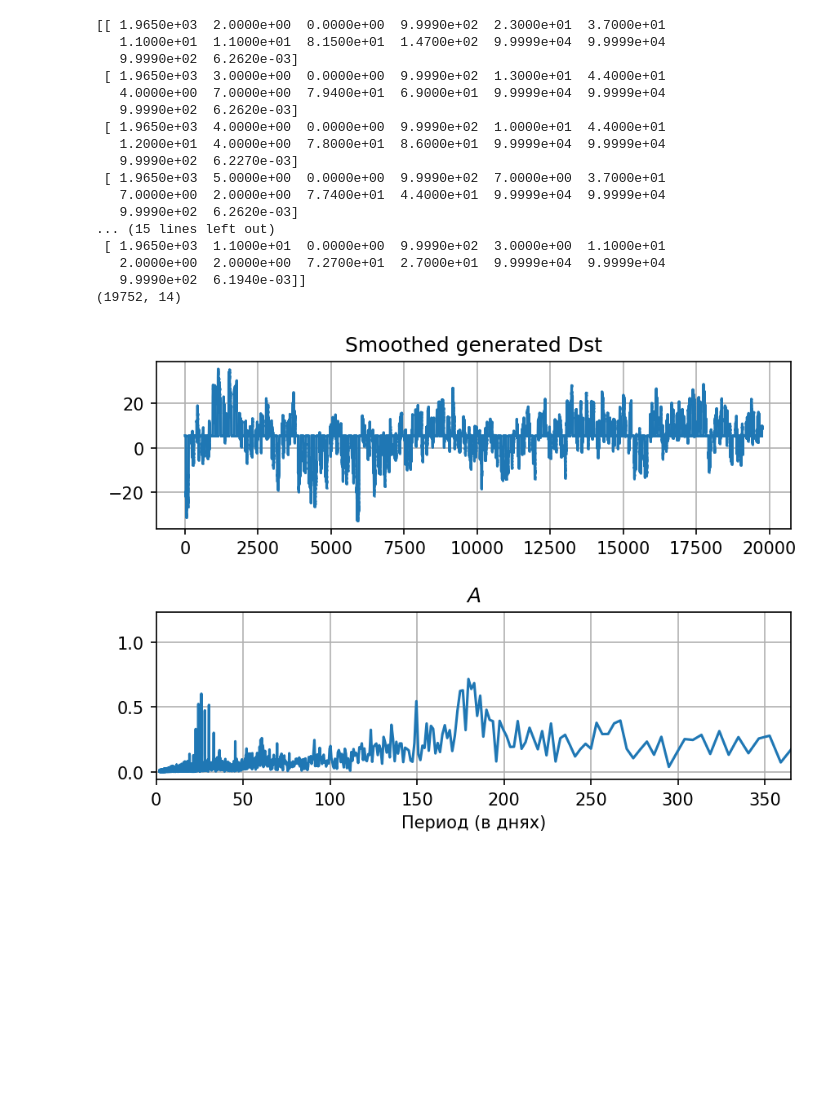
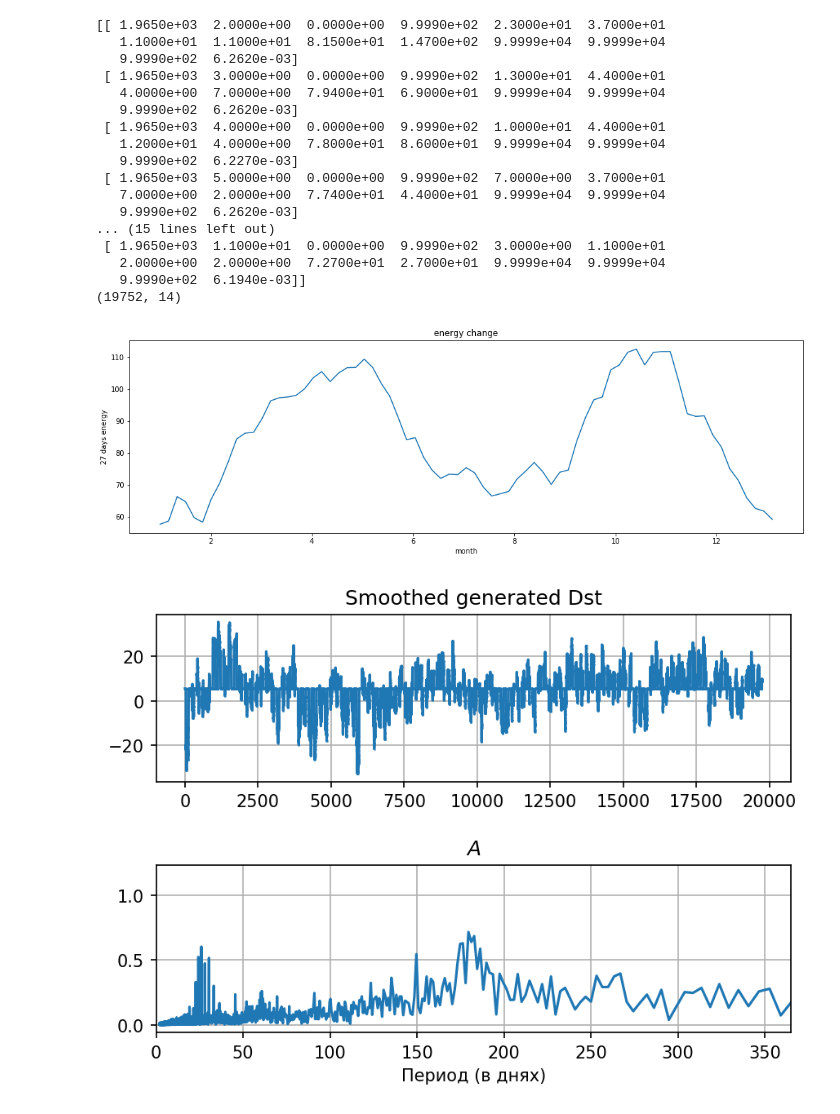
Before and after one commit to Romanchenko/SunAndClimate, a Jupyter notebook: Smoothing.ipynb, the cells around one changed output. Saved outputs shown, nothing was run; the diff lists cells and outputs as text; code cells hidden in the pictures; blank space fills up the shorter version.

```diff
--- a/Smoothing.ipynb
+++ b/Smoothing.ipynb
@@ -40,6 +40,10 @@ N = data['Dst'].size
    2.0000e+00  2.0000e+00  7.2700e+01  2.7000e+01  9.9999e+04  9.9999e+04
    9.9990e+02  6.1940e-03]]
 (19752, 14)
+# %%
+target = retrieve_energy(data, draw=True)
+# %% [output]
+[figure, added]
 # %%
 def action1():
     arr = imitate_Dst(p=0.995, to_smooth=True)
```
Also changed, not shown: 43 other files.
